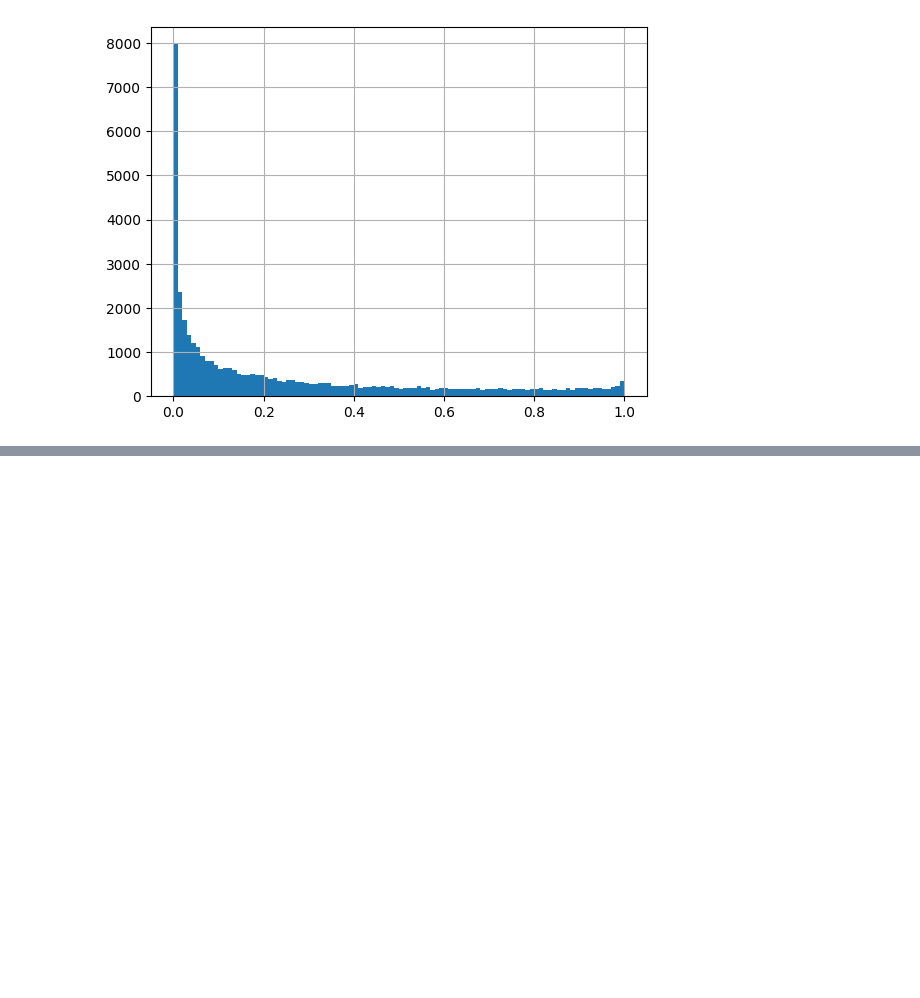
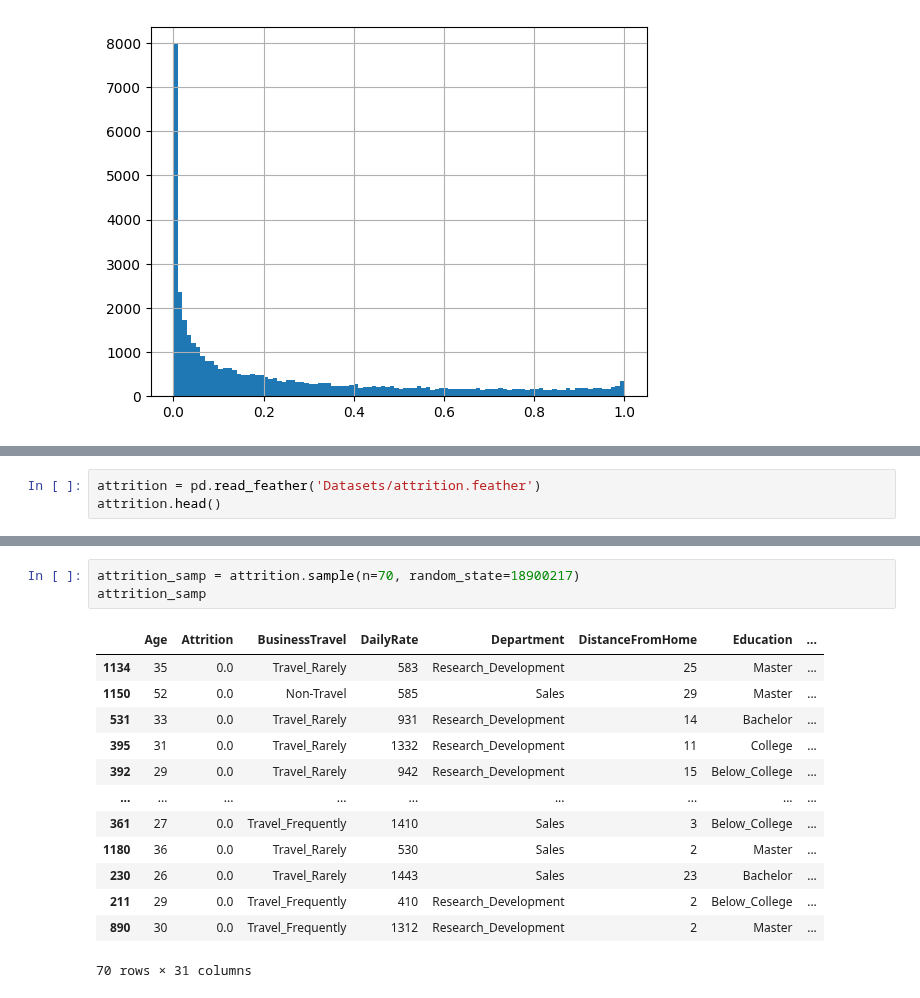
Before and after one commit to SyedaAnoosha/Data-Science-with-Python, a Jupyter notebook: Statistics/Sampling/Sampling.ipynb, the cells around one changed output, grey strips where cells are left out. Cells and saved outputs as stored; diff of their text form; blank space fills up the shorter version.

```diff
--- a/Statistics/Sampling/Sampling.ipynb
+++ b/Statistics/Sampling/Sampling.ipynb
@@ -94,0 +82,3 @@ print(y)
+# %%
+attrition = pd.read_feather('Datasets/attrition.feather')
+attrition.head()
@@ -94,0 +93,17 @@ print(y)
+# %%
+attrition_samp = attrition.sample(n=70, random_state=18900217)
+attrition_samp
+# %% [output]
+|  | Age | Attrition | BusinessTravel | DailyRate | Department | DistanceFromHome | Education | ... |
+| 1134 | 35 | 0.0 | Travel_Rarely | 583 | Research_Development | 25 | Master | ... |
+| 1150 | 52 | 0.0 | Non-Travel | 585 | Sales | 29 | Master | ... |
+| 531 | 33 | 0.0 | Travel_Rarely | 931 | Research_Development | 14 | Bachelor | ... |
+| 395 | 31 | 0.0 | Travel_Rarely | 1332 | Research_Development | 11 | College | ... |
+| 392 | 29 | 0.0 | Travel_Rarely | 942 | Research_Development | 15 | Below_College | ... |
+| ... | ... | ... | ... | ... | ... | ... | ... | ... |
+| 361 | 27 | 0.0 | Travel_Frequently | 1410 | Sales | 3 | Below_College | ... |
+| 1180 | 36 | 0.0 | Travel_Rarely | 530 | Sales | 2 | Master | ... |
+| 230 | 26 | 0.0 | Travel_Rarely | 1443 | Sales | 23 | Bachelor | ... |
+| 211 | 29 | 0.0 | Travel_Frequently | 410 | Research_Development | 2 | Below_College | ... |
+| 890 | 30 | 0.0 | Travel_Frequently | 1312 | Research_Development | 2 | Master | ... |
+70 rows × 31 columns
```
Also changed, not shown: parts of 24 cells of this notebook, 1 other file.
